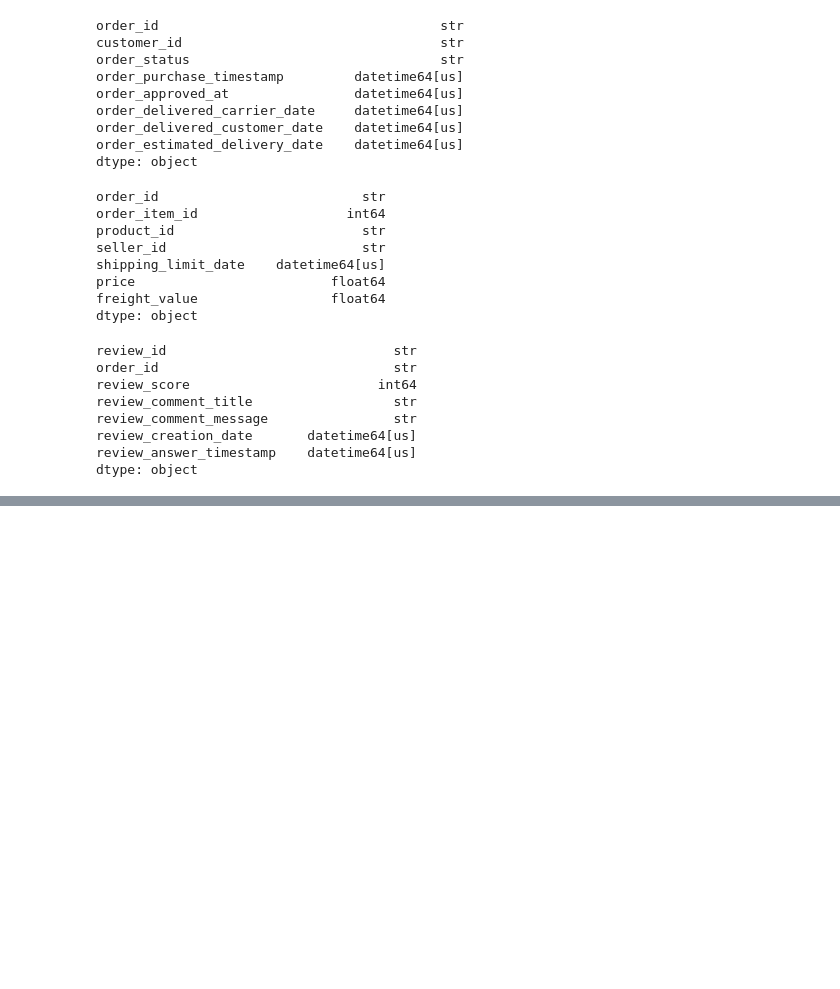
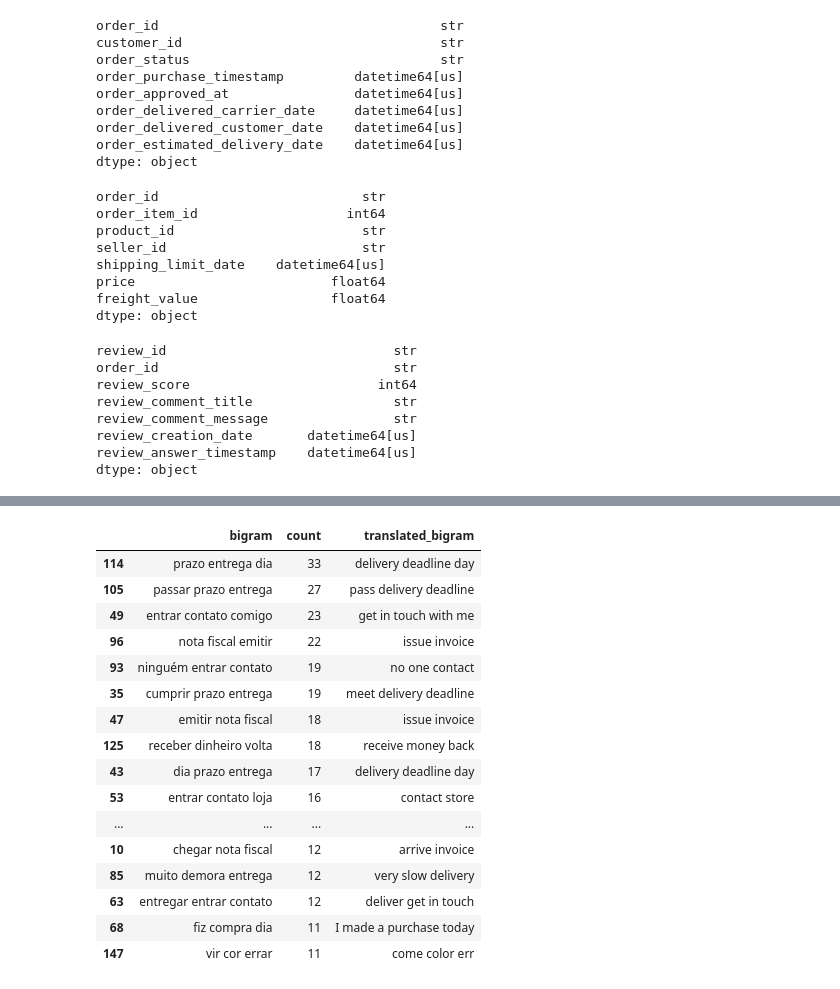
Before and after one commit to FinnMax/olist-python-eda, a Jupyter notebook: notebooks/03-01_NLP_analysis.ipynb, the cells around one changed output, grey strips where cells are left out. Drawn from its saved outputs; the diff is of its cells as text; code cells hidden in the pictures; blank space fills up the shorter version.

```diff
--- a/notebooks/03-01_NLP_analysis.ipynb
+++ b/notebooks/03-01_NLP_analysis.ipynb
@@ -217,0 +237,33 @@ plt.show()
+# %%
+counts = matrix.sum(axis=0).A1
+bigrams = vectorizer.get_feature_names_out()
+# %%
+bigram_df = pd.DataFrame({
+    "bigram": bigrams,
+    "count": counts
+})
+bigram_df = bigram_df.sort_values("count", ascending=False)
+# %%
+top_30_bigram_df = bigram_df.head(30)
+# %%
+top_30_bigram_df["translated_bigram"] = top_30_bigram_df["bigram"].apply(translator.translate)
+# %%
+display(top_30_bigram_df)
+# %% [output]
+|  | bigram | count | translated_bigram |
+| 114 | prazo entrega dia | 33 | delivery deadline day |
+| 105 | passar prazo entrega | 27 | pass delivery deadline |
+| 49 | entrar contato comigo | 23 | get in touch with me |
+| 96 | nota fiscal emitir | 22 | issue invoice |
+| 93 | ninguém entrar contato | 19 | no one contact |
+| 35 | cumprir prazo entrega | 19 | meet delivery deadline |
+| 47 | emitir nota fiscal | 18 | issue invoice |
+| 125 | receber dinheiro volta | 18 | receive money back |
+| 43 | dia prazo entrega | 17 | delivery deadline day |
+| 53 | entrar contato loja | 16 | contact store |
+| ... | ... | ... | ... |
+| 10 | chegar nota fiscal | 12 | arrive invoice |
+| 85 | muito demora entrega | 12 | very slow delivery |
+| 63 | entregar entrar contato | 12 | deliver get in touch |
+| 68 | fiz compra dia | 11 | I made a purchase today |
+| 147 | vir cor errar | 11 | come color err |
```
Also changed, not shown: parts of 12 cells of this notebook, 2 other files.
